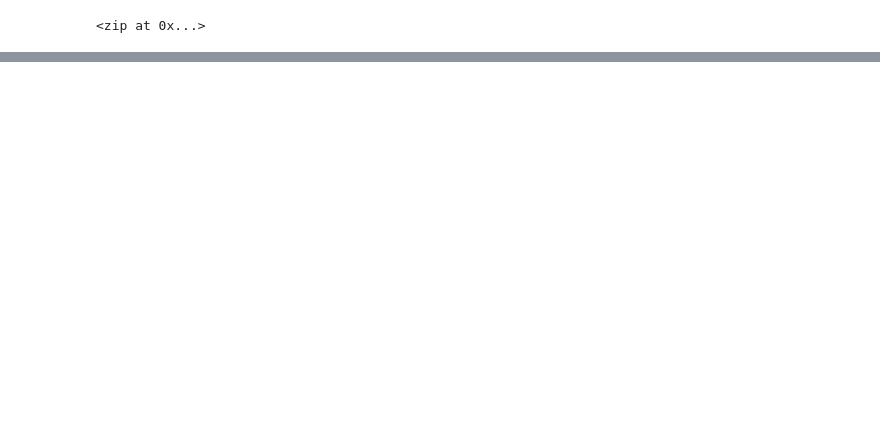
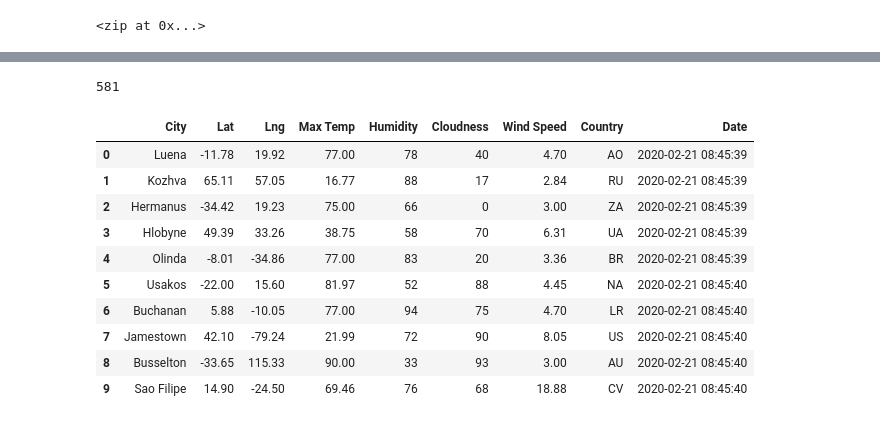
Before and after one commit to marczuka/World_Weather_Analysis, a Jupyter notebook: WeatherPy.ipynb, the cells around one changed output, grey strips where cells are left out. Saved outputs shown, nothing was run; the diff lists cells and outputs as text; code cells hidden in the pictures; blank space fills up the shorter version.

Commit message:
Adding API requests and JSON parsing to obtain weather data.

```diff
--- a/WeatherPy.ipynb
+++ b/WeatherPy.ipynb
@@ -36,0 +43,4 @@ len(cities)
+# %%
+# Starting URL for Weather Map API Call.
+url = "http://api.openweathermap.org/data/2.5/weather?units=imperial&appid=" + weather_api_key
+print(url)
@@ -36,0 +130,20 @@ len(cities)
+# %%
+len(city_data)
+# %% [output]
+581
+# %%
+# Convert the array of dictionaries to a Pandas DataFrame.
+city_data_df = pd.DataFrame(city_data)
+city_data_df.head(10)
+# %% [output]
+|  | City | Lat | Lng | Max Temp | Humidity | Cloudness | Wind Speed | Country | Date |
+| 0 | Luena | -11.78 | 19.92 | 77.00 | 78 | 40 | 4.70 | AO | 2020-02-21 08:45:39 |
+| 1 | Kozhva | 65.11 | 57.05 | 16.77 | 88 | 17 | 2.84 | RU | 2020-02-21 08:45:39 |
+| 2 | Hermanus | -34.42 | 19.23 | 75.00 | 66 | 0 | 3.00 | ZA | 2020-02-21 08:45:39 |
+| 3 | Hlobyne | 49.39 | 33.26 | 38.75 | 58 | 70 | 6.31 | UA | 2020-02-21 08:45:39 |
+| 4 | Olinda | -8.01 | -34.86 | 77.00 | 83 | 20 | 3.36 | BR | 2020-02-21 08:45:39 |
+| 5 | Usakos | -22.00 | 15.60 | 81.97 | 52 | 88 | 4.45 | NA | 2020-02-21 08:45:40 |
+| 6 | Buchanan | 5.88 | -10.05 | 77.00 | 94 | 75 | 4.70 | LR | 2020-02-21 08:45:40 |
+| 7 | Jamestown | 42.10 | -79.24 | 21.99 | 72 | 90 | 8.05 | US | 2020-02-21 08:45:40 |
+| 8 | Busselton | -33.65 | 115.33 | 90.00 | 33 | 93 | 3.00 | AU | 2020-02-21 08:45:40 |
+| 9 | Sao Filipe | 14.90 | -24.50 | 69.46 | 76 | 68 | 18.88 | CV | 2020-02-21 08:45:40 |
```
Also changed, not shown: parts of 7 cells of this notebook, 2 other files.
